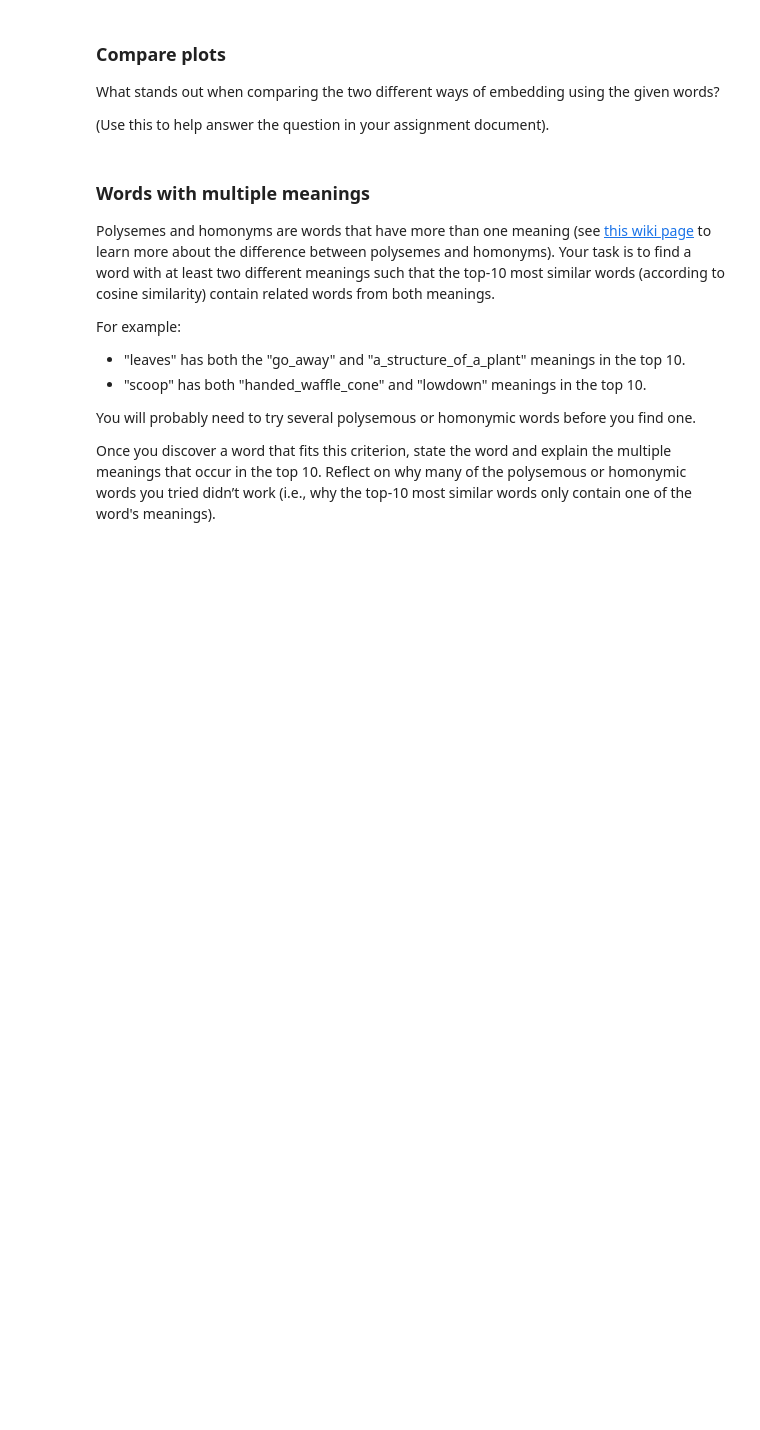
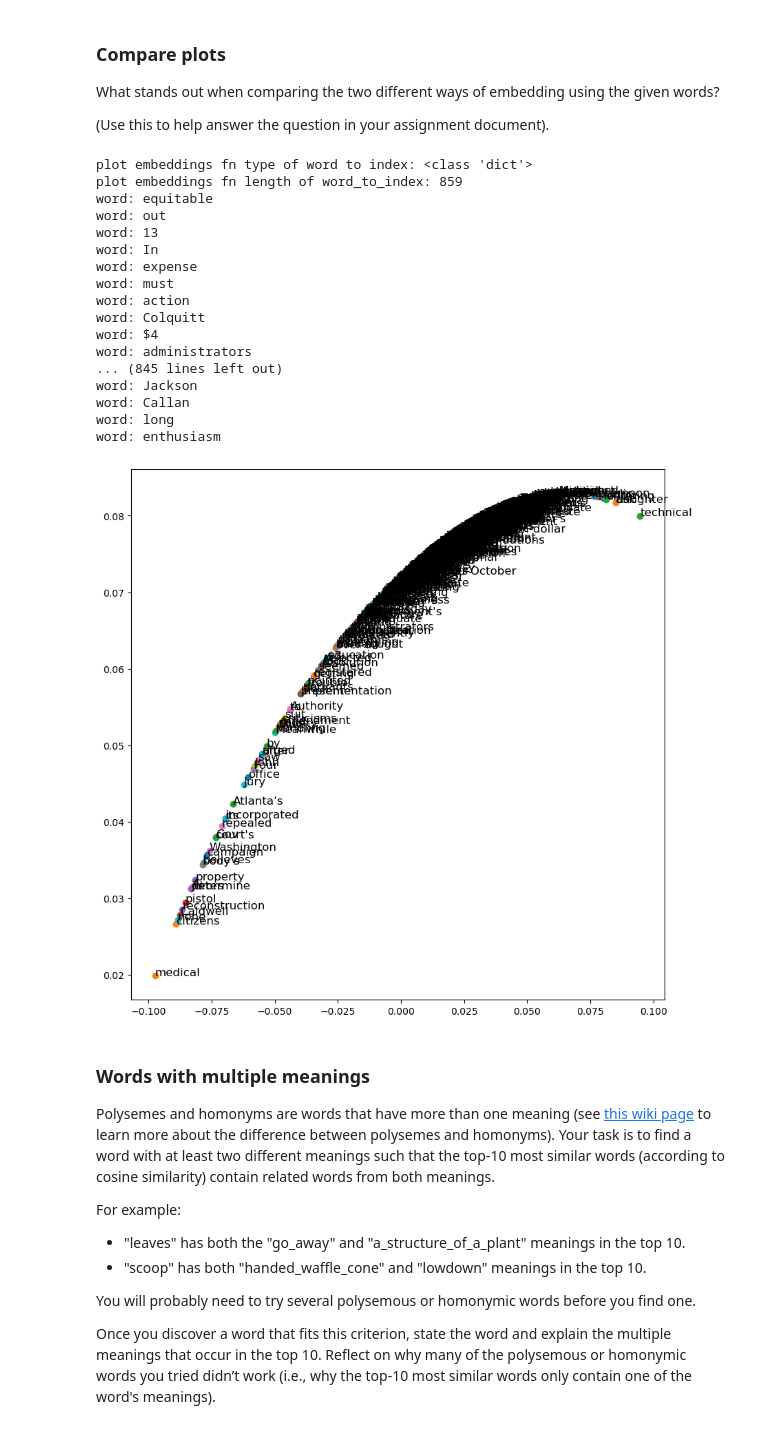
Before and after one commit to kaleem-01/NLP_2025_A2, a Jupyter notebook: NLP_A2 - Part 2 and 3.ipynb, the cells around one changed output. Cells and saved outputs as stored; diff of their text form; code cells hidden in the pictures; blank space fills up the shorter version.

```diff
--- a/NLP_A2 - Part 2 and 3.ipynb
+++ b/NLP_A2 - Part 2 and 3.ipynb
@@ -466,7 +484,15 @@ wv_from_bin = api.load("glove-wiki-gigaword-200")
 print("Loaded vocab size %i" % len(list(wv_from_bin.index_to_key)))
 
 wv_words = list(wv_from_bin.index_to_key)
-unique_tokens = set(tokens)
+# unique_tokens = set(tokens)
+all_tokens = [word for sentence in tokens for word in sentence]
+unique_tokens = set(all_tokens)
+word_to_index = {word: idx for idx, word in enumerate(unique_tokens)}
+print("data type of unique_tokens:", type(unique_tokens))
+print("data type of word_to_index:", type(word_to_index))
+print("length of unique_tokens:", len(unique_tokens))
+print("length of word_to_index:", len(word_to_index))
+print("word_to_index:", word_to_index)
 word2ind = {}
 M = []
 idx = 0
@@ -504,3 +537,26 @@ plot_embeddings(M_reduced_normalized, tokens)
+# %%
+# plot_embeddings(M_reduced_normalized, tokens)
+plot_embeddings(M_reduced_normalized, unique_tokens)
+plt.savefig('./results/word_embeddings_glove.png')
+# %% [output]
+plot embeddings fn type of word to index: <class 'dict'>
+plot embeddings fn length of word_to_index: 859
+word: equitable
+word: out
+word: 13
+word: In
+word: expense
+word: must
+word: action
+word: Colquitt
+word: $4
+word: administrators
+... (845 lines left out)
+word: Jackson
+word: Callan
+word: long
+word: enthusiasm
+[figure, added]
 # %% [markdown]
 ### Words with multiple meanings
 Polysemes and homonyms are words that have more than one meaning (see [this wiki page](https://en.wikipedia.org/wiki/Polysemy) to learn more about the difference between polysemes and homonyms). Your task is to find a word with at least two different meanings such that the top-10 most similar words (according to cosine similarity) contain related words from both meanings.
```
Also changed, not shown: parts of 7 cells of this notebook, 3 other files.
